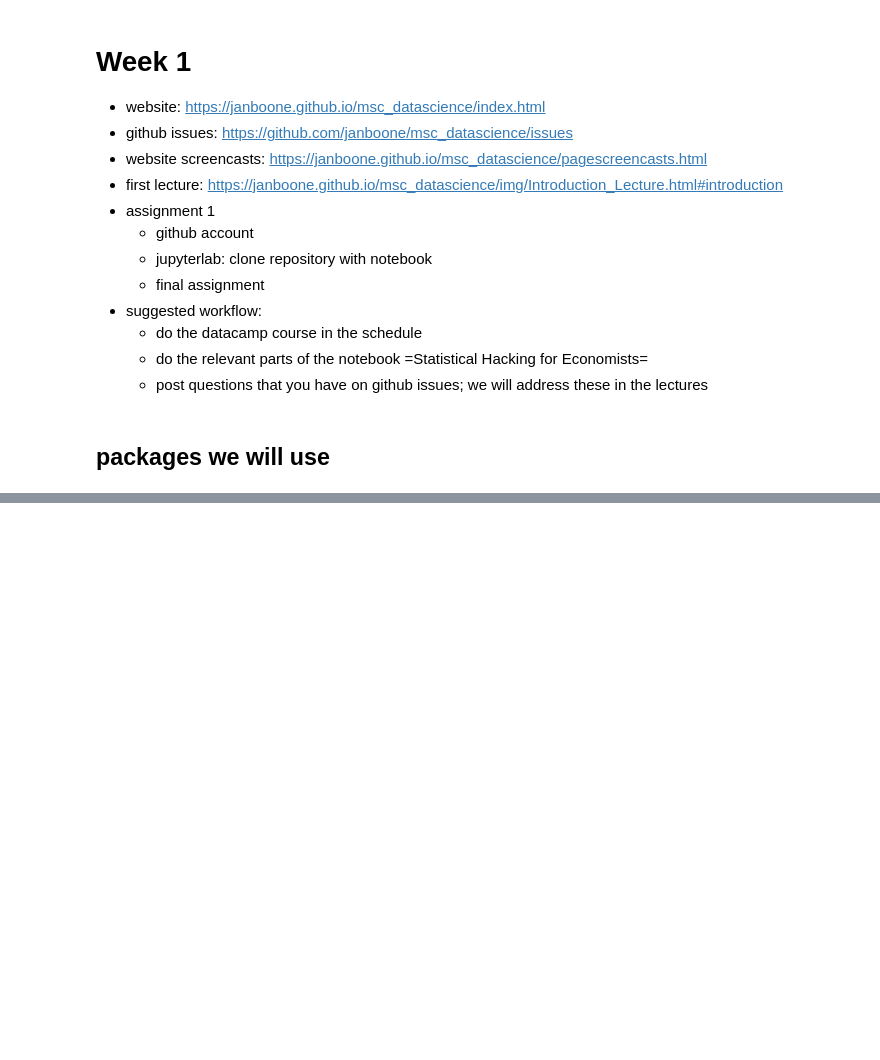
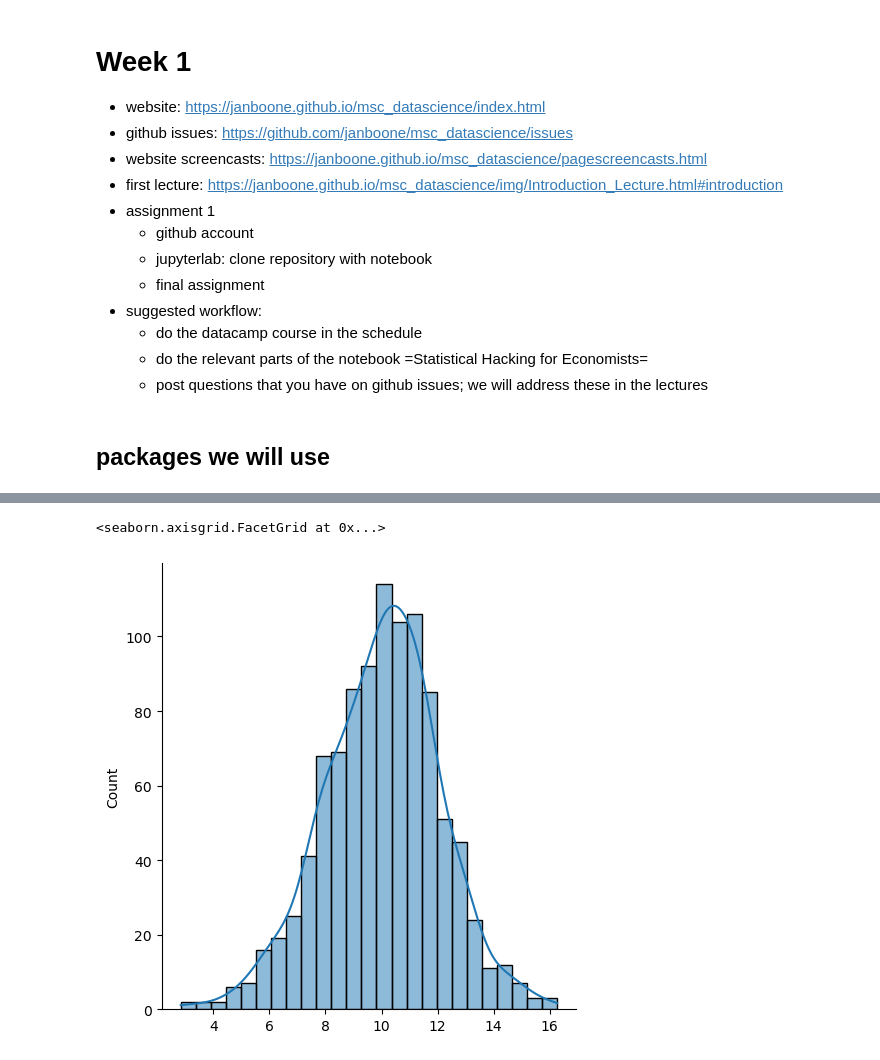
Before and after one commit to cejkiebo/msc_datascience, a Jupyter notebook: Week1.ipynb, the cells around one changed output, grey strips where cells are left out. Saved outputs shown, nothing was run; the diff lists cells and outputs as text; code cells hidden in the pictures; blank space fills up the shorter version.

```diff
--- a/Week1.ipynb
+++ b/Week1.ipynb
@@ -45,0 +77,5 @@ from sklearn.datasets import make_moons
+# %%
+sn.displot(tf.random.normal([1000], 10, 2), kde=True)
+# %% [output]
+<seaborn.axisgrid.FacetGrid at 0x...>
+[figure, added]
```
Also changed, not shown: parts of 20 cells of this notebook.
